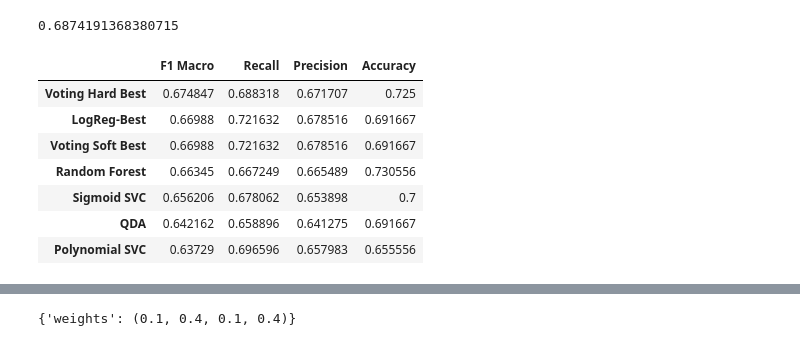
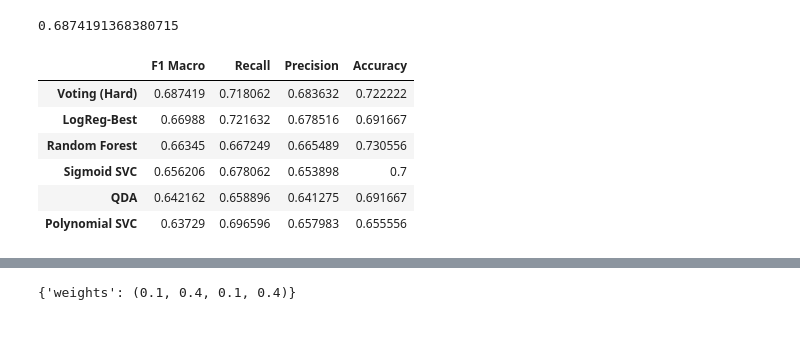
Before and after one commit to SrChen6/AA1-Competition, a Jupyter notebook: ensembles_pipe_v4.ipynb, the cells around one changed output, grey strips where cells are left out. Saved outputs shown, nothing was run; the diff lists cells and outputs as text; code cells hidden in the pictures.

```diff
--- a/ensembles_pipe_v4.ipynb
+++ b/ensembles_pipe_v4.ipynb
@@ -355,11 +354,11 @@ rf_search.best_score_
 # %% [output]
 0.6634502526905754
 # %%
-rf_criterion = rf_search.best_params_['rf__criterion']
-rf_max_depth = rf_search.best_params_['rf__max_depth']
-rf_max_features = rf_search.best_params_['rf__max_features']
-rf_min_samples_split = rf_search.best_params_['rf__min_samples_split']
-rf_weights = rf_search.best_params_['rf__class_weight']
+rf_criterion = rf_search.best_params_['criterion']
+rf_max_depth = rf_search.best_params_['max_depth']
+rf_max_features = rf_search.best_params_['max_features']
+rf_min_samples_split = rf_search.best_params_['min_samples_split']
+rf_weights = rf_search.best_params_['class_weight']
 rf_best = RandomForestClassifier(criterion = rf_criterion,
                                 max_depth = rf_max_depth,
                                 max_features = rf_max_features,
@@ -367,10 +366,8 @@ rf_best = RandomForestClassifier(criterion = rf_criterion,
                                 n_estimators = 100,
                                 class_weight = rf_weights,
                                 random_state = 777)
-rf_pipeline = PipelineIMB([("scaler", StandardScaler()),
-                           ('rf', rf_best)])
 
-cross_val_results = pd.DataFrame(cross_validate(rf_pipeline, X_train, y_train, cv = 5, scoring = ['f1_macro', 'recall_macro', 'precision_macro', 'accuracy']))
+cross_val_results = pd.DataFrame(cross_validate(rf_best, X_train, y_train, cv = 5, scoring = ['f1_macro', 'recall_macro', 'precision_macro', 'accuracy']))
 mean_results = cross_val_results[['test_f1_macro', 'test_recall_macro', 'test_precision_macro', 'test_accuracy']].mean().values
 
 crossval_df.loc["Random Forest", :] = mean_results
@@ -383,8 +380,8 @@ crossval_df.sort_values(by = "F1 Macro", ascending = False)
 | QDA | 0.642162 | 0.658896 | 0.641275 | 0.691667 |
 | Polynomial SVC | 0.63729 | 0.696596 | 0.657983 | 0.655556 |
 # %%
-rf_pipeline.fit(X_train, y_train)
-validation_df.loc["Random Forest", :] = compute_metrics(y_val, rf_pipeline.predict(X_val))
+rf_best.fit(X_train, y_train)
+validation_df.loc["Random Forest", :] = compute_metrics(y_val, rf_best.predict(X_val))
 validation_df.sort_values(by = "F1 Macro", ascending = False)
 # %% [output]
 |  | F1 Macro | Recall | Precision | Accuracy |
@@ -414,8 +425,8 @@ sigsvc_pipeline.fit(X_train, y_train)
 sigsvc_labels = sigsvc_pipeline.predict(X_val)
 polysvc_pipeline.fit(X_train, y_train)
 polysvc_labels = polysvc_pipeline.predict(X_val)
-rf_pipeline.fit(X_train, y_train)
-rf_labels = rf_pipeline.predict(X_val)
+rf_best.fit(X_train, y_train)
+rf_labels = rf_best.predict(X_val)
 # %%
 pd.Series(np.logical_and(np.logical_and(logreg_labels == qda_labels,
                                         logreg_labels == sigsvc_labels,
@@ -431,9 +444,8 @@ Let's make them vote, then.
 estimators = [("qda", qda_pipeline),
               ("logreg", logreg_pipeline),
               ("sigsvc", sigsvc_pipeline),
-              ("rf", rf_pipeline)]
+              ("rf", rf_best)]
 votingclass = VotingClassifier(estimators = estimators, voting = "hard")
 votingclass.fit(X_train, y_train)
-validation_df.loc["Voting", :] = compute_metrics(y_val, votingclass.predict(X_val))
-validation_df.sort_values(by = "F1 Macro", ascending = False)
+compute_metrics(y_val, votingclass.predict(X_val))
 # %% [output]
@@ -464,23 +472,20 @@ vote_search.best_score_
 # %% [output]
 0.6874191368380715
 # %%
-estimators_hard = [("logreg", logreg_pipeline),
-                   ("sigsvc", sigsvc_pipeline),
-                   ("rf", rf_pipeline)]
 vote_weights = vote_search.best_params_['weights']
 vote_hard_best = VotingClassifier(estimators = estimators,
-                                  voting = "hard")
+                                  voting = "hard",
+                                  weights = vote_weights)
 
 cross_val_results = pd.DataFrame(cross_validate(vote_hard_best, X_train, y_train, cv = 5, scoring = ['f1_macro', 'recall_macro', 'precision_macro', 'accuracy']))
 mean_results = cross_val_results[['test_f1_macro', 'test_recall_macro', 'test_precision_macro', 'test_accuracy']].mean().values
 
-crossval_df.loc["Voting Hard Best", :] = mean_results
+crossval_df.loc["Voting (Hard)", :] = mean_results
 crossval_df.sort_values(by = "F1 Macro", ascending = False)
 # %% [output]
 |  | F1 Macro | Recall | Precision | Accuracy |
-| Voting Hard Best | 0.674847 | 0.688318 | 0.671707 | 0.725 |
+| Voting (Hard) | 0.687419 | 0.718062 | 0.683632 | 0.722222 |
 | LogReg-Best | 0.66988 | 0.721632 | 0.678516 | 0.691667 |
-| Voting Soft Best | 0.66988 | 0.721632 | 0.678516 | 0.691667 |
 | Random Forest | 0.66345 | 0.667249 | 0.665489 | 0.730556 |
 | Sigmoid SVC | 0.656206 | 0.678062 | 0.653898 | 0.7 |
 | QDA | 0.642162 | 0.658896 | 0.641275 | 0.691667 |
```
Also changed, not shown: parts of 26 cells of this notebook, 1 other file.
